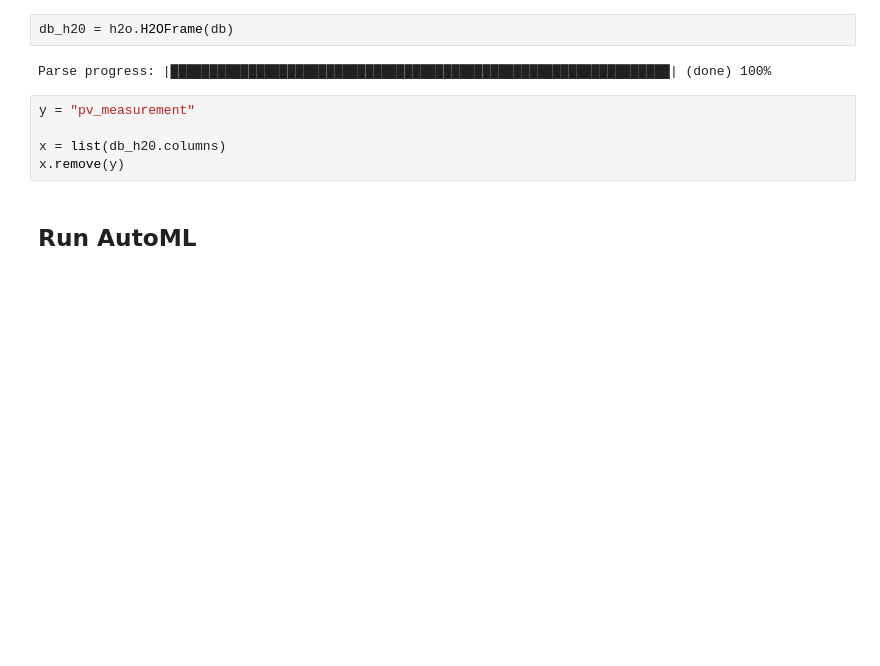
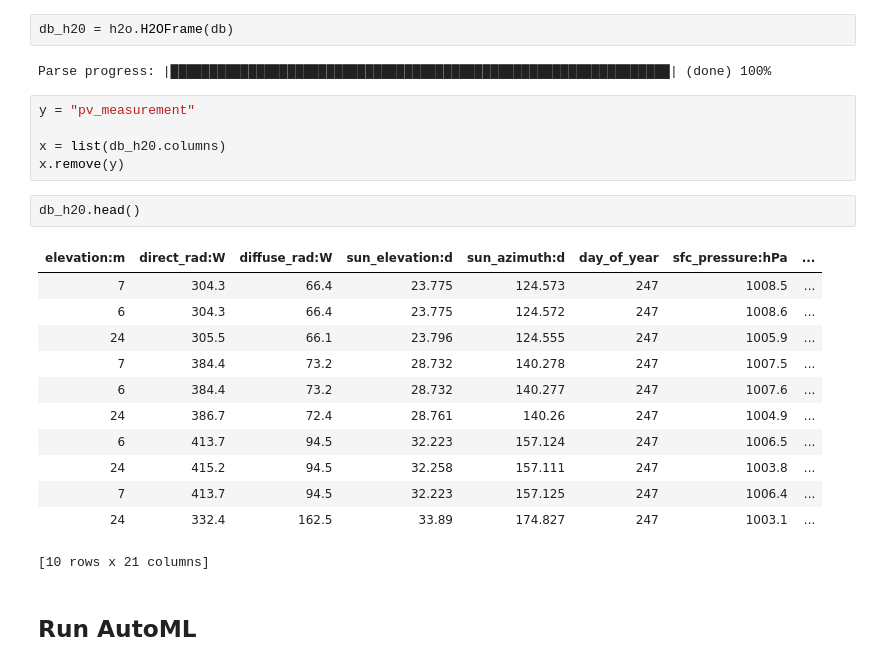
Before and after one commit to stinkyElias/TDT4173-ML, a Jupyter notebook: h2o_autoML.ipynb, the cells around one changed output. Drawn from its saved outputs; the diff is of its cells as text; blank space fills up the shorter version.

```diff
--- a/h2o_autoML.ipynb
+++ b/h2o_autoML.ipynb
@@ -59,6 +78,21 @@ y = "pv_measurement"
 
 x = list(db_h20.columns)
 x.remove(y)
+# %%
+db_h20.head()
+# %% [output]
+| elevation:m | direct_rad:W | diffuse_rad:W | sun_elevation:d | sun_azimuth:d | day_of_year | sfc_pressure:hPa | ... |
+| 7 | 304.3 | 66.4 | 23.775 | 124.573 | 247 | 1008.5 | ... |
+| 6 | 304.3 | 66.4 | 23.775 | 124.572 | 247 | 1008.6 | ... |
+| 24 | 305.5 | 66.1 | 23.796 | 124.555 | 247 | 1005.9 | ... |
+| 7 | 384.4 | 73.2 | 28.732 | 140.278 | 247 | 1007.5 | ... |
+| 6 | 384.4 | 73.2 | 28.732 | 140.277 | 247 | 1007.6 | ... |
+| 24 | 386.7 | 72.4 | 28.761 | 140.26 | 247 | 1004.9 | ... |
+| 6 | 413.7 | 94.5 | 32.223 | 157.124 | 247 | 1006.5 | ... |
+| 24 | 415.2 | 94.5 | 32.258 | 157.111 | 247 | 1003.8 | ... |
+| 7 | 413.7 | 94.5 | 32.223 | 157.125 | 247 | 1006.4 | ... |
+| 24 | 332.4 | 162.5 | 33.89 | 174.827 | 247 | 1003.1 | ... |
+[10 rows x 21 columns]
 # %% [markdown]
 ## Run AutoML
 # %%
```
Also changed, not shown: parts of 15 cells of this notebook, 1 other file.
